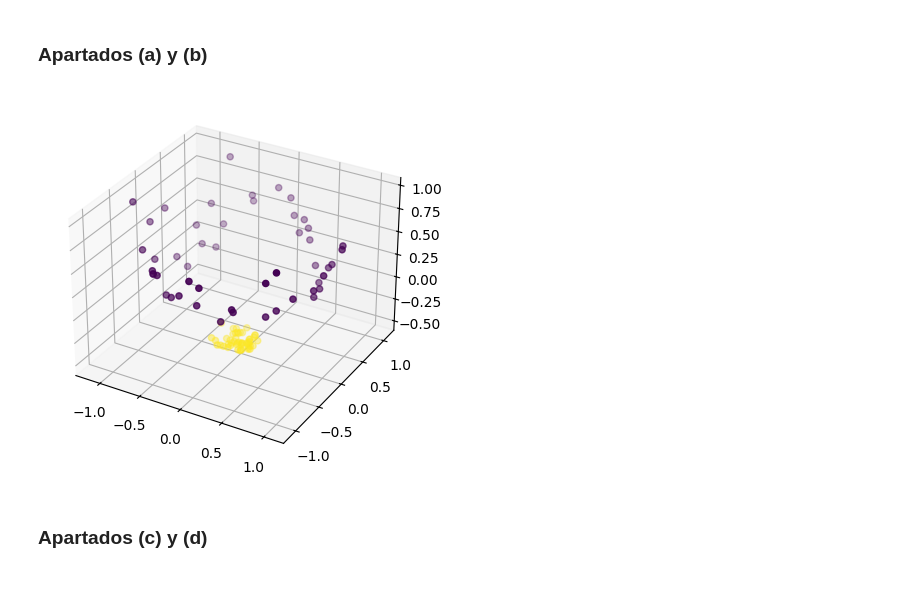
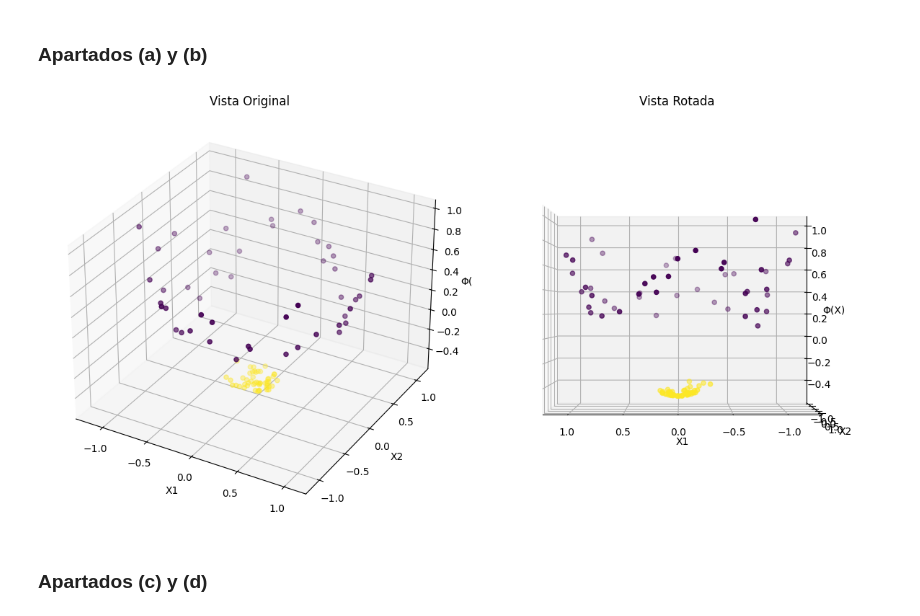
Before and after one commit to mikelsv1/ExploracionAnalisisDatos, a Jupyter notebook: Laboratorio_Lozano/lab3.ipynb, the cells around one changed output. Drawn from its saved outputs; the diff is of its cells as text; code cells hidden in the pictures; blank space fills up the shorter version.

```diff
--- a/Laboratorio_Lozano/lab3.ipynb
+++ b/Laboratorio_Lozano/lab3.ipynb
@@ -78,27 +87,47 @@ plt.show()
 # %% [markdown]
 ### Apartados (a) y (b)
 # %%
-# abrir csv's usando csv.reader
 with open('y_laboratorio_AAA.csv') as csvfile:
     y = np.array(list(csv.reader(csvfile))).astype(int)
 
 with open('X_laboratorio_AAA.csv') as csvfile:
     X = np.array(list(csv.reader(csvfile))).astype(float)
 
-# de momento solo consideramos dos features
-X = X[:,0:2]
+# Solo consideramos dos features
+X = X[:, 0:2]
 
 def transform(X):
     # φ(x1, x2) = (x1, x2, x_1² + x_2² − 1/2)
-    return np.array([X[:,0], X[:,1], X[:,0]**2 + X[:,1]**2 - 0.5])
+    return np.array([X[:, 0], X[:, 1], X[:, 0]**2 + X[:, 1]**2 - 0.5])
 
-fig = plt.figure()
-ax = fig.add_subplot(111, projection='3d')
+# Transformar los datos
 X = transform(X).T
-ax.scatter(X[:,0], X[:,1], X[:,2], c=y, cmap='viridis')
+
+# Crear la figura
+fig = plt.figure(figsize=(12, 6))
+
+# Primer gráfico (vista original)
+ax1 = fig.add_subplot(121, projection='3d')
+ax1.scatter(X[:, 0], X[:, 1], X[:, 2], c=y, cmap='viridis')
+ax1.set_title('Vista Original')
+ax1.set_xlabel('X1')
+ax1.set_ylabel('X2')
+ax1.set_zlabel('Φ(X)')
+
+# Segundo gráfico (vista rotada)
+ax2 = fig.add_subplot(122, projection='3d')
+ax2.scatter(X[:, 0], X[:, 1], X[:, 2], c=y, cmap='viridis')
+ax2.view_init(elev=0, azim=90)  # Cambia los ángulos de elevación y azimut
+ax2.set_title('Vista Rotada')
+ax2.set_xlabel('X1')
+ax2.set_ylabel('X2')
+ax2.set_zlabel('Φ(X)')
+
+# Mostrar la figura
+plt.tight_layout()
 plt.show()
 # %% [output]
-[figure, old version]
+[figure, new version]
 # %% [markdown]
 ### Apartados (c) y (d)
 # %%
```
Also changed, not shown: parts of 6 cells of this notebook.
